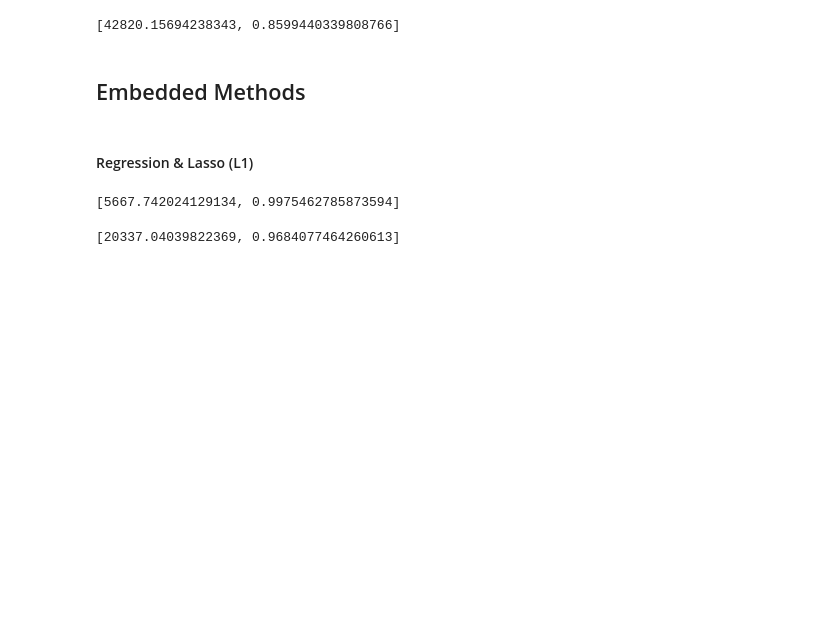
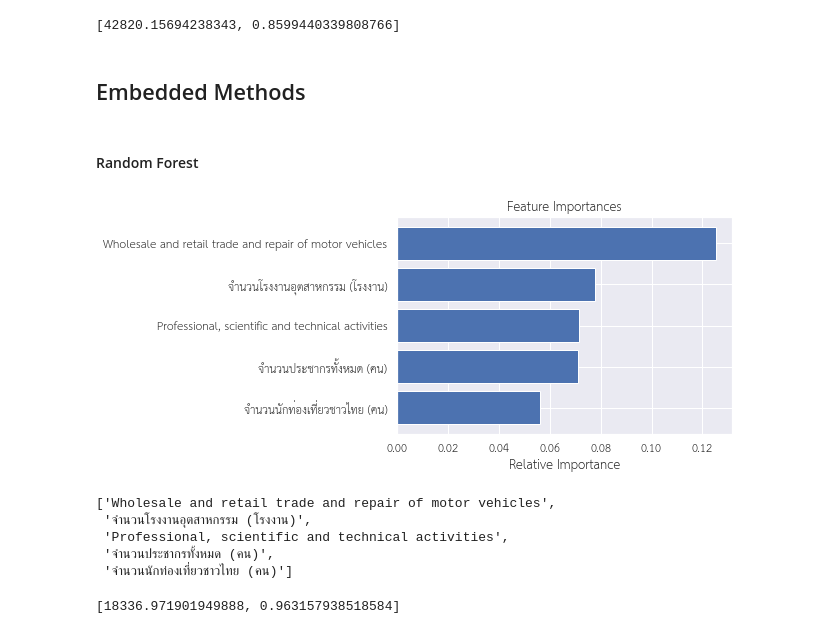
Before and after one commit to pant411/final_stat_pant, a Jupyter notebook: part1_feature_ayth.ipynb, the cells around one changed output. Drawn from its saved outputs; the diff is of its cells as text; code cells hidden in the pictures; blank space fills up the shorter version.

```diff
--- a/part1_feature_ayth.ipynb
+++ b/part1_feature_ayth.ipynb
@@ -358,30 +358,56 @@ y_pred = lm.predict(X_test)
 [42820.15694238343, 0.8599440339808766]
 # %% [markdown]
 ## Embedded Methods
-# %% [markdown]
-#### Regression & Lasso (L1)
+# %% [markdown]
+#### Random Forest
+# %%
+# RandomForestRegressor receives parameters for random forest such as depth of tree, number of trees
+
+# n_features = number of selected features
+
+from sklearn.ensemble import RandomForestRegressor
+model = RandomForestRegressor(max_depth=10,n_estimators=100)
+model.fit(df[input_vars],df['GPP Per capita (Baht)'])
+
+n_features = 5
+
+# Plot feature importance
+features = df[input_vars].columns
+importances = model.feature_importances_
+indices = np.argsort(importances)[-n_features:]  # sort top n features
+plt.title('Feature Importances')
+plt.barh(range(len(indices)), importances[indices], color='b', align='center')
+plt.yticks(range(len(indices)), [features[i] for i in indices])
+plt.xlabel('Relative Importance')
+plt.show()
+
+# Choose features with large feature importance
+# %% [output]
+[figure, added]
+# %%
+# Note that input_vars = a list of 35 original features
+# Here, updated_vars = a list of 15 features selected from feature importance of random forest
+important_features = [features[i] for i in indices]
+important_features
+updated_vars = []
+for i in range(-1,-n_features-1,-1):
+    updated_vars.append(important_features[i])
+updated_vars
+# %% [output]
+['Wholesale and retail trade and repair of motor vehicles',
+ 'จำนวนโรงงานอุตสาหกรรม (โรงงาน)',
+ 'Professional, scientific and technical activities',
+ 'จำนวนประชากรทั้งหมด (คน)',
+ 'จำนวนนักท่องเที่ยวชาวไทย (คน)']
 # %%
-X = df[input_vars]
+## Perform regresssion with features selected from feature importance of random forest
+
+X = df[updated_vars]
 y = df['GPP Per capita (Baht)']
-X_train, X_test, y_train, y_test = train_test_split(X, y, test_size=0.3, random_state=14)
+X_train, X_test, y_train, y_test = train_test_split(X, y, test_size=0.3, random_state=99)
+lm = LinearRegression()
+lm.fit(X_train, y_train)
+y_pred = lm.predict(X_test)
+[np.sqrt(metrics.mean_squared_error(y_test,y_pred)),metrics.r2_score(y_test,y_pred)]
+# %% [output]
+[18336.971901949888, 0.963157938518584]
-# %%
-# Perform regresssion with original 35 independent variables
-
-lm = LinearRegression()
-lm.fit(X_train, y_train)
-y_pred = lm.predict(X_test)
-[np.sqrt(metrics.mean_squared_error(y_test,y_pred)),metrics.r2_score(y_test,y_pred)]
-# %% [output]
-[5667.742024129134, 0.9975462785873594]
-# %%
-from sklearn.linear_model import Lasso
-
-## Perform regresssion with embedded lasso
-## set alpha (weight of penalty term) = 1
-
-lasso = Lasso(alpha=1)
-model = lasso.fit(X_train, y_train)
-y_pred = model.predict(X_test)
-[np.sqrt(metrics.mean_squared_error(y_test,y_pred)),metrics.r2_score(y_test,y_pred)]
-# %% [output]
-[20337.04039822369, 0.9684077464260613]
```
Also changed, not shown: parts of 10 cells of this notebook, 3 other files.
